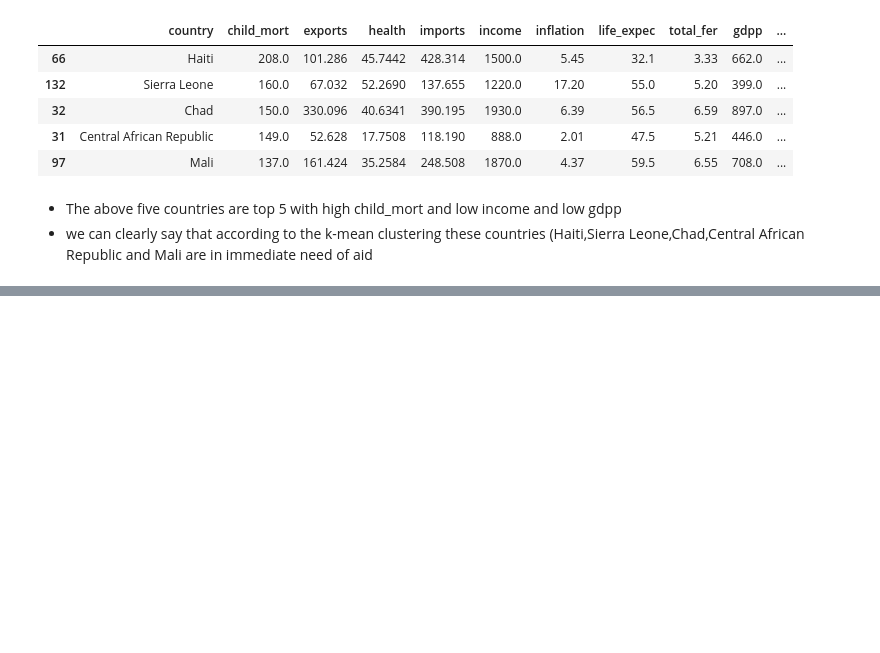
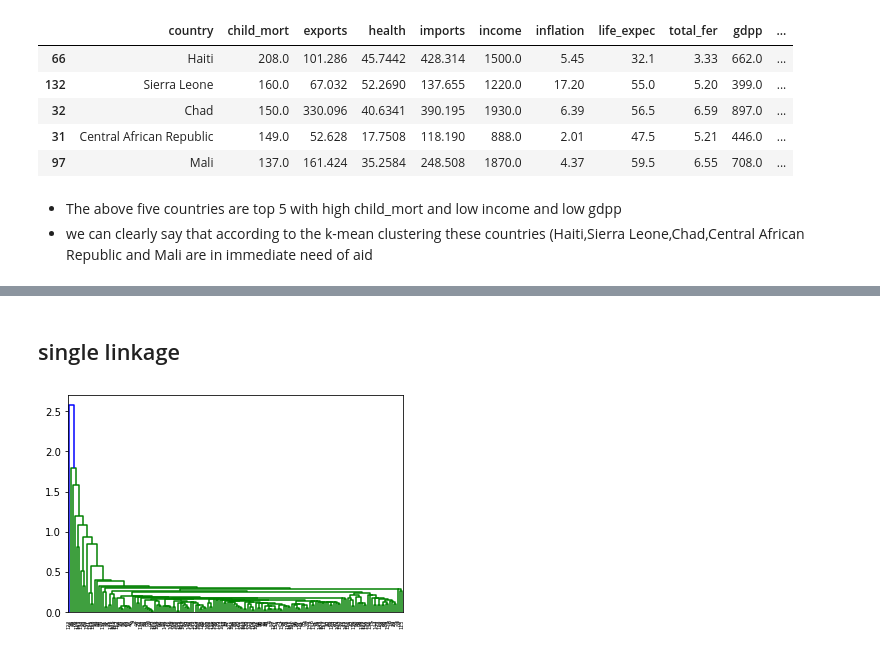
Before and after one commit to Arch0/Analysis-of-country-dataset-, a Jupyter notebook: Untitled1.ipynb, the cells around one changed output, grey strips where cells are left out. Drawn from its saved outputs; the diff is of its cells as text; code cells hidden in the pictures; blank space fills up the shorter version.

```diff
--- a/Untitled1.ipynb
+++ b/Untitled1.ipynb
@@ -382,0 +394,8 @@ df.kmean[df.kmean['label'] ==1].sort_values(by = ['child_mort','gdpp','income'],
+# %% [markdown]
+## single linkage
+# %%
+mergings = linkage(df2, method="single", metric='euclidean')
+dendrogram(mergings)
+plt.show()
+# %% [output]
+[figure, added]
```
Also changed, not shown: parts of 6 cells of this notebook.
